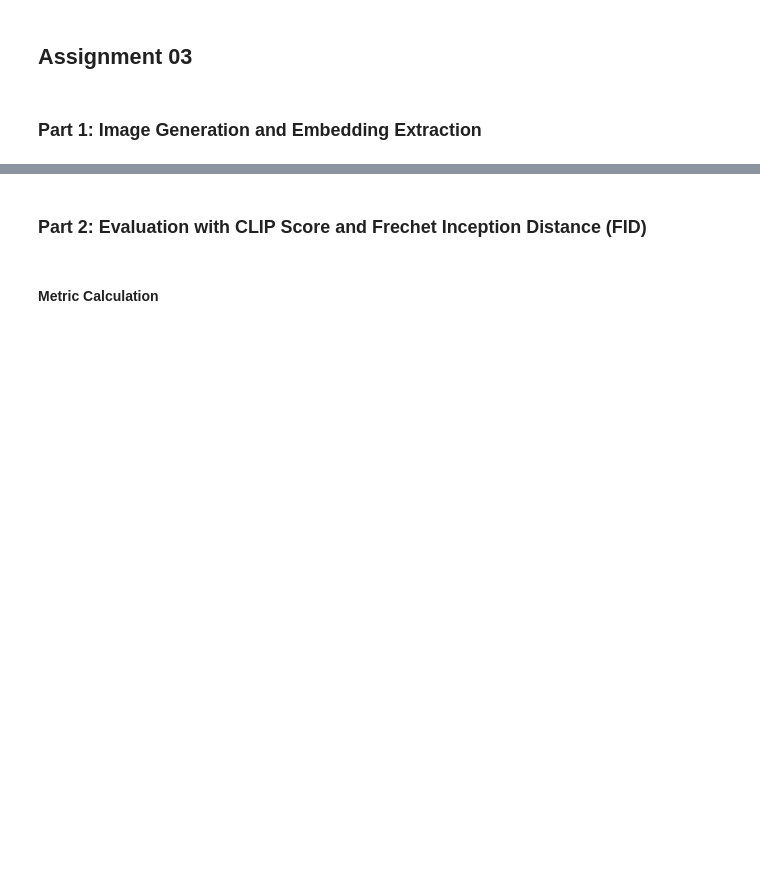
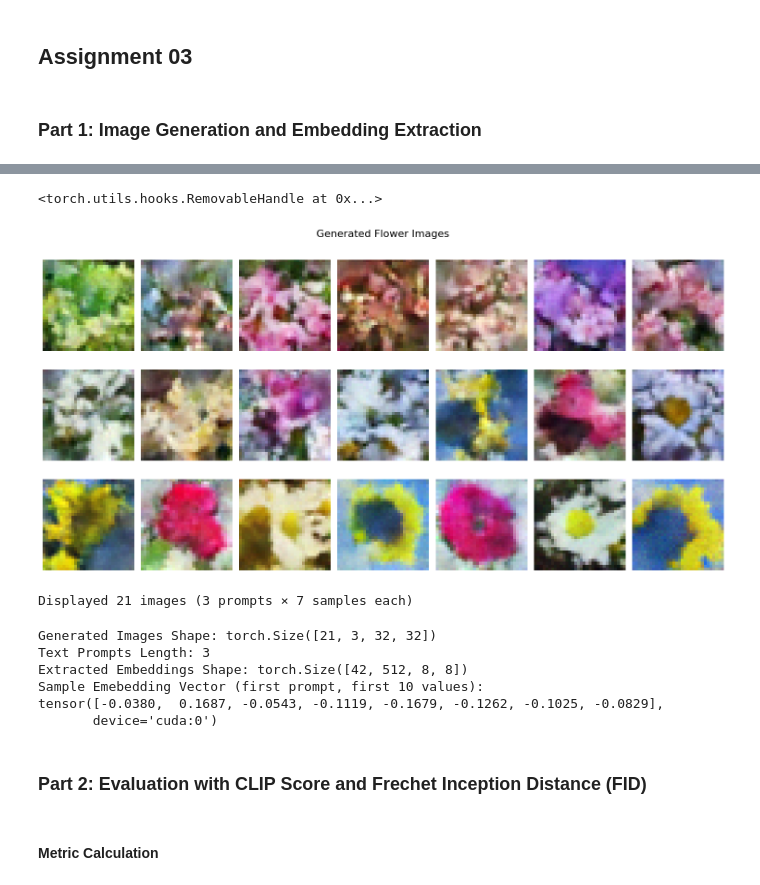
Before and after one commit to JosefPribbernow/HPI-Applied-Hands-On-Computer-Vision-2025-Josef-Pribbernow, a Jupyter notebook: Assignment-03/Assignment_03.ipynb, the cells around one changed output, grey strips where cells are left out. Saved outputs shown, nothing was run; the diff lists cells and outputs as text; code cells hidden in the pictures; blank space fills up the shorter version.

```diff
--- a/Assignment-03/Assignment_03.ipynb
+++ b/Assignment-03/Assignment_03.ipynb
@@ -33,6 +31,7 @@ model = UNet_utils.UNet(
 )
 
 # Load the pre-trained model weights
-model.load_state_dict(torch.load('path_to_your_model.pth'))
+model.load_state_dict(torch.load("ddpm_clip_flowers.pth", map_location=device))
 
+model = model.to(device)
 model.eval()
@@ -39,9 +56,9 @@ model.eval()
 # %%
 # List of Text Prompts to genereate Images From
 text_prompts = [
-    "A photo of a red rose",
-    "A photo of a white daisy",
-    "A photo of a yellow sunflower",
+    "A photo of a dark red rose",
+    "A photo of a white daisy with a yellow center",
+    "A photo of a yellow sunflower with a bronisch center",
 ]
 # %%
 # --- Embedding Extraction using Hooks ---
@@ -54,6 +71,8 @@ def get_embedding_hook(name):
 
 # Register hooks to capture embeddings from the "down2" layer of the U-Net model
 model.down2.register_forward_hook(get_embedding_hook("down2"))
+# %% [output]
+<torch.utils.hooks.RemovableHandle at 0x...>
 # %%
 def sample_flowers(text_list):
     text_tokens = clip.tokenize(text_list).to(device)
@@ -64,6 +83,61 @@ def sample_flowers(text_list):
 generated_images, _ = sample_flowers(text_prompts)
 
 extracted_embeddings = embeddings_storage['down2']
+# %%
+# Display all generated images in a grid
+import matplotlib.pyplot as plt
+
+num_images = generated_images.shape[0]
+samples_per_prompt = num_images // len(text_prompts)
+
+# Create a grid layout: rows = prompts, cols = samples per prompt
+fig, axes = plt.subplots(len(text_prompts), samples_per_prompt, figsize=(15, 8))
+fig.suptitle('Generated Flower Images', fontsize=16, y=0.98)
+
+for i in range(num_images):
+    prompt_idx = i // samples_per_prompt
+    sample_idx = i % samples_per_prompt
+
+    # Select the appropriate subplot
+    if len(text_prompts) == 1:
+        ax = axes[sample_idx]
+    elif samples_per_prompt == 1:
+        ax = axes[prompt_idx]
+    else:
+        ax = axes[prompt_idx, sample_idx]
+
+    # Prepare image for display
+    img = generated_images[i].cpu().permute(1, 2, 0).numpy()
+    img = (img - img.min()) / (img.max() - img.min())  # Normalize to [0, 1]
+
+    ax.imshow(img)
+    ax.axis('off')
+
+    # Add title only for first image in each row
+    if sample_idx == 0:
+        ax.set_ylabel(text_prompts[prompt_idx], fontsize=10, rotation=0,
+                      ha='right', va='center', labelpad=20)
+
+plt.tight_layout()
+plt.show()
+
+print(f"Displayed {num_images} images ({len(text_prompts)} prompts × {samples_per_prompt} samples each)")
+# %% [output]
+[figure, added]
+Displayed 21 images (3 prompts × 7 samples each)
+# %%
+print("Generated Images Shape:", generated_images.shape)
+print("Text Prompts Length:", len(text_prompts))
+print("Extracted Embeddings Shape:", extracted_embeddings.shape)
+print("Sample Emebedding Vector (first prompt, first 10 values):")
+print(extracted_embeddings[0, 0, :10][0])
+# %% [output]
+Generated Images Shape: torch.Size([21, 3, 32, 32])
+Text Prompts Length: 3
+Extracted Embeddings Shape: torch.Size([42, 512, 8, 8])
+Sample Emebedding Vector (first prompt, first 10 values):
+tensor([-0.0380,  0.1687, -0.0543, -0.1119, -0.1679, -0.1262, -0.1025, -0.0829],
+       device='cuda:0')
 # %% [markdown]
 ### Part 2: Evaluation with CLIP Score and Frechet Inception Distance (FID)
 # %% [markdown]
```
Also changed, not shown: parts of 12 cells of this notebook, 51 other files.
